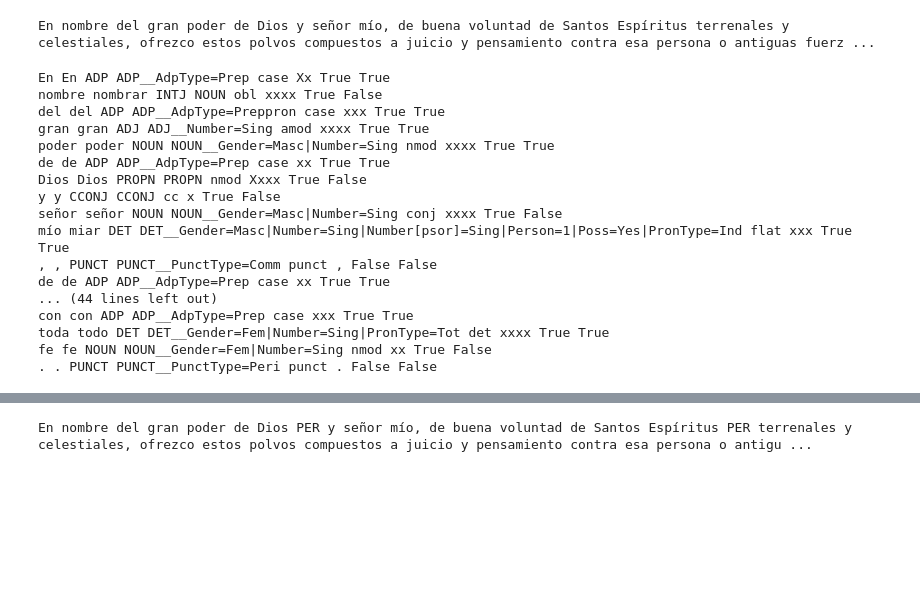
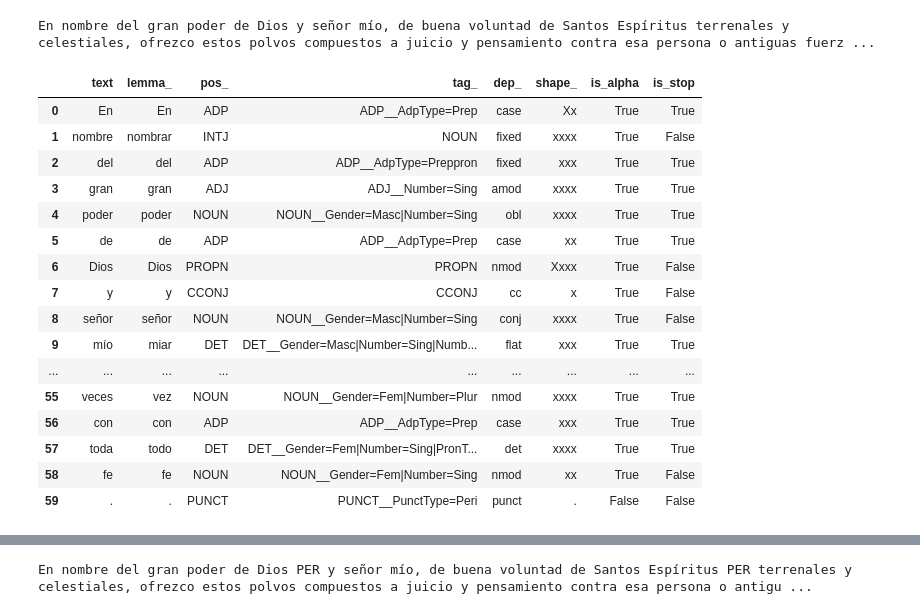
Before and after one commit to roicort/DarkMagic, a Jupyter notebook: NLP/POS.ipynb, the cells around one changed output, grey strips where cells are left out. Cells and saved outputs as stored; diff of their text form; code cells hidden in the pictures; blank space fills up the shorter version.

```diff
--- a/NLP/POS.ipynb
+++ b/NLP/POS.ipynb
@@ -8,13 +10,11 @@ from collections import Counter
 from string import punctuation
 from spacy import displacy
 # %%
-def reading(read_path,save_path=None):
-
+def read_spells(read_path,save_path=None):
     df = pd.read_csv(read_path, sep=",")
-
+    df.rename(columns={'Dónde se compró': 'Procedencia', 'Datos adicionales': 'Información'}, inplace=True)
+    df.drop(columns=["Otras versiones"],inplace=True)
+    df.dropna(subset=['Oración'],inplace=True)
     return df
 
-df = reading("/Users/roicort/Documents/GitHub/DarkMagic/NLP/corpus.csv")
-df.rename(columns={'Dónde se compró': 'Procedencia', 'Datos adicionales': 'Información'}, inplace=True)
-df.drop(columns=["Otras versiones"],inplace=True)
-df.dropna(subset=['Oración'],inplace=True)
+spells = read_spells("/Users/roicort/Documents/GitHub/HumanidadesDigitales/DarkAnalysis/NLP/corpus.csv")
@@ -43,26 +43,31 @@ doc = nlp(text)
 # %% [output]
 En nombre del gran poder de Dios y señor mío, de buena voluntad de Santos Espíritus terrenales y celestiales, ofrezco estos polvos compuestos a juicio y pensamiento contra esa persona o antiguas fuerz ...
 # %%
+tokens = []
 for token in doc:
-    print(token.text, token.lemma_, token.pos_, token.tag_, token.dep_,token.shape_, token.is_alpha, token.is_stop)
+    tokens.append([token.text, token.lemma_, token.pos_, token.tag_, token.dep_,token.shape_, token.is_alpha, token.is_stop])
+dft = pd.DataFrame(tokens)
+dft.columns=["text", "lemma_", "pos_", "tag_", "dep_","shape_", "is_alpha", "is_stop"]
-# %% [output]
-En En ADP ADP__AdpType=Prep case Xx True True
-nombre nombrar INTJ NOUN obl xxxx True False
-del del ADP ADP__AdpType=Preppron case xxx True True
-gran gran ADJ ADJ__Number=Sing amod xxxx True True
-poder poder NOUN NOUN__Gender=Masc|Number=Sing nmod xxxx True True
-de de ADP ADP__AdpType=Prep case xx True True
-Dios Dios PROPN PROPN nmod Xxxx True False
-y y CCONJ CCONJ cc x True False
-señor señor NOUN NOUN__Gender=Masc|Number=Sing conj xxxx True False
-mío miar DET DET__Gender=Masc|Number=Sing|Number[psor]=Sing|Person=1|Poss=Yes|PronType=Ind flat xxx True True
-, , PUNCT PUNCT__PunctType=Comm punct , False False
-de de ADP ADP__AdpType=Prep case xx True True
-... (44 lines left out)
-con con ADP ADP__AdpType=Prep case xxx True True
-toda todo DET DET__Gender=Fem|Number=Sing|PronType=Tot det xxxx True True
-fe fe NOUN NOUN__Gender=Fem|Number=Sing nmod xx True False
-. . PUNCT PUNCT__PunctType=Peri punct . False False
+# %%
+dft
+# %% [output]
+|  | text | lemma_ | pos_ | tag_ | dep_ | shape_ | is_alpha | is_stop |
+| 0 | En | En | ADP | ADP__AdpType=Prep | case | Xx | True | True |
+| 1 | nombre | nombrar | INTJ | NOUN | fixed | xxxx | True | False |
+| 2 | del | del | ADP | ADP__AdpType=Preppron | fixed | xxx | True | True |
+| 3 | gran | gran | ADJ | ADJ__Number=Sing | amod | xxxx | True | True |
+| 4 | poder | poder | NOUN | NOUN__Gender=Masc|Number=Sing | obl | xxxx | True | True |
+| 5 | de | de | ADP | ADP__AdpType=Prep | case | xx | True | True |
+| 6 | Dios | Dios | PROPN | PROPN | nmod | Xxxx | True | False |
+| 7 | y | y | CCONJ | CCONJ | cc | x | True | False |
+| 8 | señor | señor | NOUN | NOUN__Gender=Masc|Number=Sing | conj | xxxx | True | False |
+| 9 | mío | miar | DET | DET__Gender=Masc|Number=Sing|Numb... | flat | xxx | True | True |
+| ... | ... | ... | ... | ... | ... | ... | ... | ... |
+| 55 | veces | vez | NOUN | NOUN__Gender=Fem|Number=Plur | nmod | xxxx | True | True |
+| 56 | con | con | ADP | ADP__AdpType=Prep | case | xxx | True | True |
+| 57 | toda | todo | DET | DET__Gender=Fem|Number=Sing|PronT... | det | xxxx | True | True |
+| 58 | fe | fe | NOUN | NOUN__Gender=Fem|Number=Sing | nmod | xx | True | False |
+| 59 | . | . | PUNCT | PUNCT__PunctType=Peri | punct | . | False | False |
 # %%
 sentence_spans = list(doc.sents)
 displacy.render(sentence_spans, style="dep")
```
Also changed, not shown: parts of 14 cells of this notebook, 6 other files.
